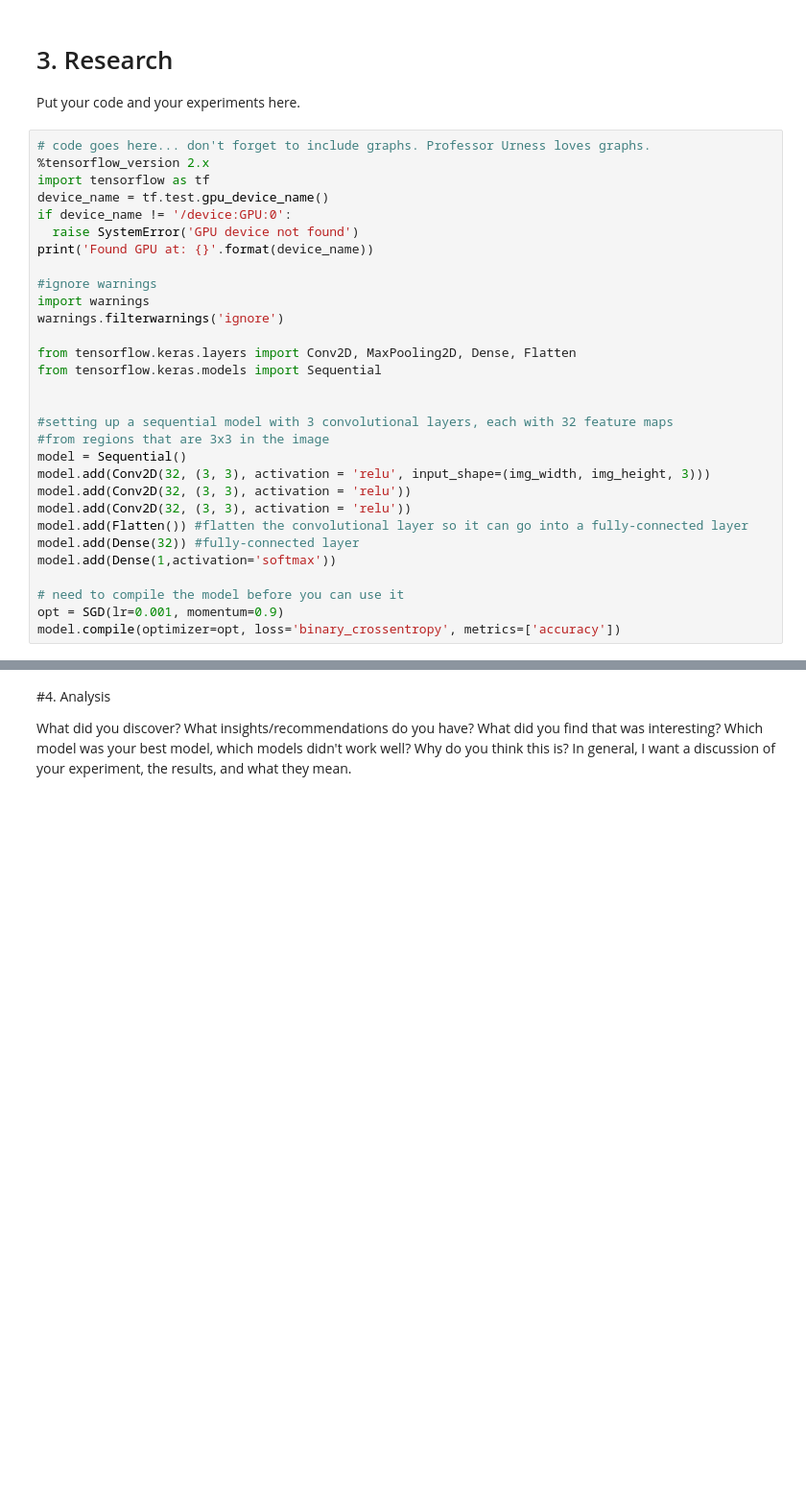
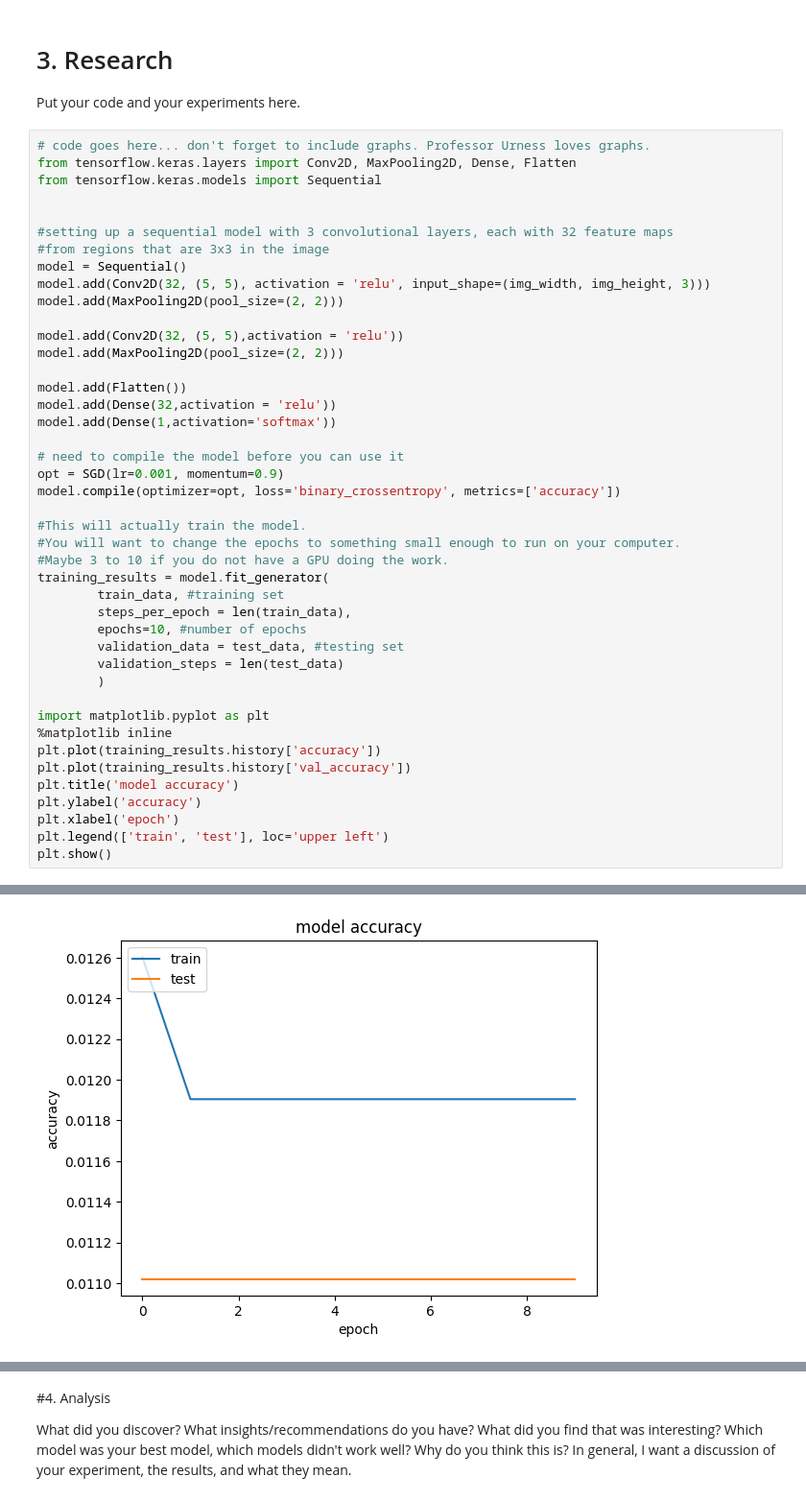
Before and after one commit to Nathan499/CS-167, a Jupyter notebook: Project2.ipynb, the cells around one changed output, grey strips where cells are left out. Shown: that part at 96% size. Cells and saved outputs as stored; diff of their text form; blank space fills up the shorter version.

```diff
--- a/Project2.ipynb
+++ b/Project2.ipynb
@@ -80,17 +89,6 @@ test_data = datagen.flow_from_directory(
 Put your code and your experiments here.
 # %%
 # code goes here... don't forget to include graphs. Professor Urness loves graphs.
-%tensorflow_version 2.x
-import tensorflow as tf
-device_name = tf.test.gpu_device_name()
-if device_name != '/device:GPU:0':
-  raise SystemError('GPU device not found')
-print('Found GPU at: {}'.format(device_name))
-
-#ignore warnings
-import warnings
-warnings.filterwarnings('ignore')
-
 from tensorflow.keras.layers import Conv2D, MaxPooling2D, Dense, Flatten
 from tensorflow.keras.models import Sequential
 
@@ -98,13 +96,38 @@ from tensorflow.keras.models import Sequential
 #setting up a sequential model with 3 convolutional layers, each with 32 feature maps
 #from regions that are 3x3 in the image
 model = Sequential()
-model.add(Conv2D(32, (3, 3), activation = 'relu', input_shape=(img_width, img_height, 3)))
-model.add(Conv2D(32, (3, 3), activation = 'relu'))
-model.add(Conv2D(32, (3, 3), activation = 'relu'))
-model.add(Flatten()) #flatten the convolutional layer so it can go into a fully-connected layer
-model.add(Dense(32)) #fully-connected layer
+model.add(Conv2D(32, (5, 5), activation = 'relu', input_shape=(img_width, img_height, 3)))
+model.add(MaxPooling2D(pool_size=(2, 2)))
+
+model.add(Conv2D(32, (5, 5),activation = 'relu'))
+model.add(MaxPooling2D(pool_size=(2, 2)))
+
+model.add(Flatten())
+model.add(Dense(32,activation = 'relu'))
 model.add(Dense(1,activation='softmax'))
 
 # need to compile the model before you can use it
 opt = SGD(lr=0.001, momentum=0.9)
 model.compile(optimizer=opt, loss='binary_crossentropy', metrics=['accuracy'])
+
+#This will actually train the model.
+#You will want to change the epochs to something small enough to run on your computer.
+#Maybe 3 to 10 if you do not have a GPU doing the work.
+training_results = model.fit_generator(
+        train_data, #training set
+        steps_per_epoch = len(train_data),
+        epochs=10, #number of epochs
+        validation_data = test_data, #testing set
+        validation_steps = len(test_data)
+        )
+
+import matplotlib.pyplot as plt
+%matplotlib inline
+plt.plot(training_results.history['accuracy'])
+plt.plot(training_results.history['val_accuracy'])
+plt.title('model accuracy')
+plt.ylabel('accuracy')
+plt.xlabel('epoch')
+plt.legend(['train', 'test'], loc='upper left')
+plt.show()
+# %% [output]
@@ -110,0 +154 @@ model.compile(optimizer=opt, loss='binary_crossentropy', metrics=['accuracy'])
+[figure, added]
```
Also changed, not shown: parts of 11 cells of this notebook.
